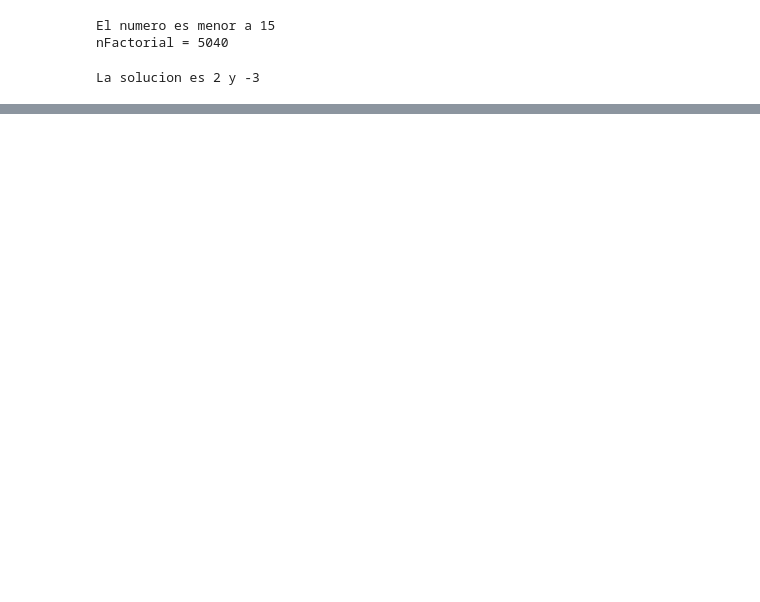
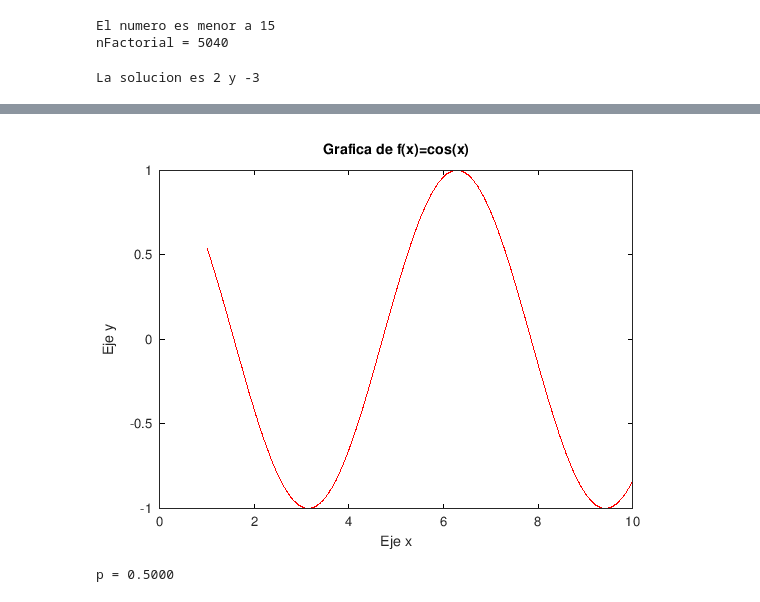
Before and after one commit to dduarteingcom/ExtraClaseANPI, a Jupyter notebook: extraclase_bloque1.ipynb, the cells around one changed output, grey strips where cells are left out. Saved outputs shown, nothing was run; the diff lists cells and outputs as text; code cells hidden in the pictures; blank space fills up the shorter version.

```diff
--- a/extraclase_bloque1.ipynb
+++ b/extraclase_bloque1.ipynb
@@ -102,0 +254,17 @@ La solucion es 2 y -3
+# %%
+%use octave
+#-Ejemplo 4-#
+%Graficas numericas en Octave
+
+clc; clear; close all
+
+ejex=1:0.001:10; %[1 1.01 1.02 .... 9.98 9.99 10]
+ejey=cos(ejex);
+%stem(ejex,ejey) %Graficar pares ordenados
+
+plot(ejex,ejey,'r')
+title('Grafica de f(x)=cos(x)')
+xlabel('Eje x')
+ylabel('Eje y')
+# %% [output]
+[figure, added]
@@ -102,0 +274,21 @@ La solucion es 2 y -3
+# %%
+%use octave
+#-División-#
+function y=div_t(a)
+
+  iterMax=250;
+  tol=1e-8;
+
+  xk_v=0.1;
+  for k=1:iterMax
+    xk=xk_v*(2-a*xk_v);
+    if abs(xk-xk_v)<tol*abs(xk)
+      break
+    end
+    xk_v=xk;
+  end
+  y=xk;
+end
+p = div_t(2)
+# %% [output]
+p = 0.5000
```
Also changed, not shown: parts of 14 cells of this notebook.
